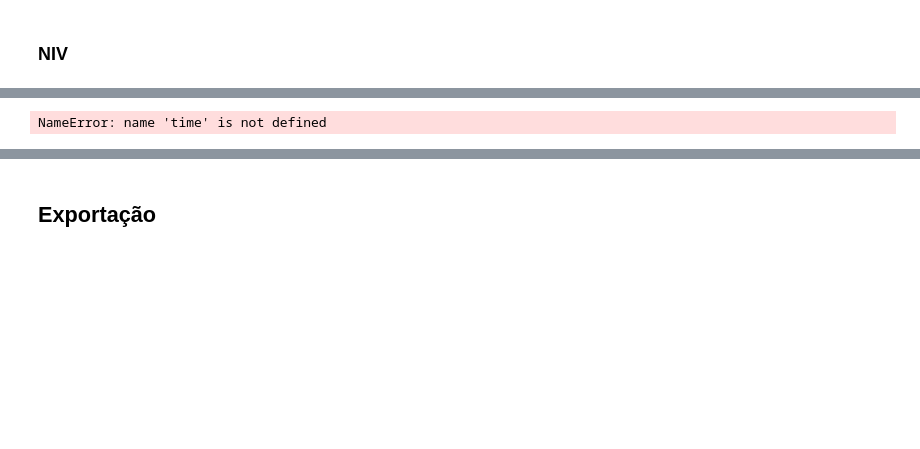
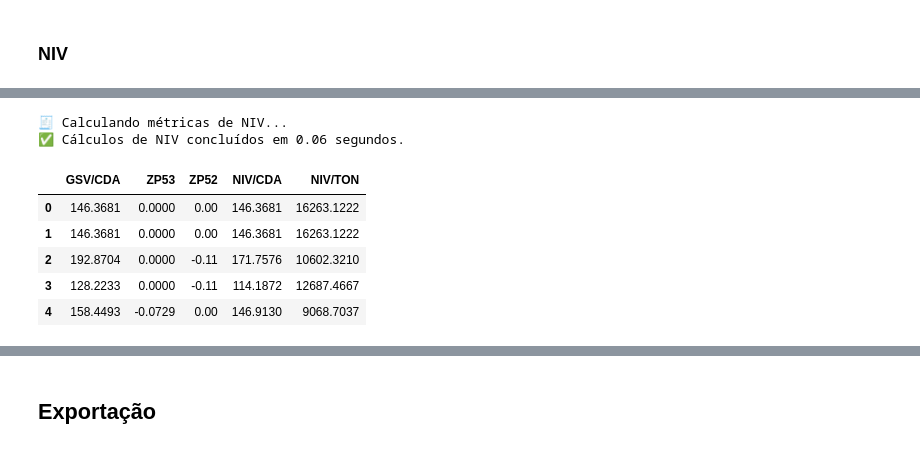
Before and after one commit to mxmluccamars/srm_valoracao, a Jupyter notebook: scripts/main.ipynb, the cells around one changed output, grey strips where cells are left out. Saved outputs shown, nothing was run; the diff lists cells and outputs as text; code cells hidden in the pictures; blank space fills up the shorter version.

```diff
--- a/scripts/main.ipynb
+++ b/scripts/main.ipynb
@@ -606,3 +708,0 @@ df_impostos['CHAVE_2'] = df_impostos['CHAVE_2'].astype(str).str.strip()
-# %%
-for col in df_ciclo_n13.columns:
-    print(f"{col}: {df_ciclo_n13[col].name}")
@@ -665,15 +709,49 @@ df_ciclo_n13[['Subbrand', 'UF ORIGEM', 'UF','Pis']].head(50)
-# %%
-inicio_pis_cofins = time.time()
-
-# Importação
-
-df_ciclo_n13['BASE CALCULO PIS/COFINS'] = df_ciclo_n13['NIV/CDA'] / (1 - pis - cofins)
-
-df_ciclo_n13['PIS/COFINS ABS'] = df_ciclo_n13['BASE CALCULO PIS/COFINS'] * (pis + cofins)
-
-print(df_ciclo_n13[['NIV/CDA','BASE CALCULO PIS/COFINS', 'PIS/COFINS ABS']].head())
-
-fim_pis_cofins = time.time()
-tempo_pis_cofins = fim_pis_cofins - inicio_pis_cofins
-# %% [output]
-NameError: name 'time' is not defined
+# %%
+print("🧾 Calculando métricas de NIV...")
+inicio_niv = time.time()
+
+colunas_para_converter_niv = [
+    'GSV/CDA', 'ZP53', 'ZP52', 'ZP73', 'ZP70', 'ZP39',
+    'kg/Un', 'Unid/CX'
+]
+
+for col in colunas_para_converter_niv:
+    if col in df_ciclo_n13.columns:
+        df_ciclo_n13[col] = pd.to_numeric(df_ciclo_n13[col], errors='coerce').fillna(0)
+    else:
+        print(f"   -> Alerta: Coluna '{col}' não encontrada para o cálculo de NIV. Será considerada como 0.")
+        df_ciclo_n13[col] = 0
+
+df_ciclo_n13['NIV/CDA'] = (
+    df_ciclo_n13['GSV/CDA'] *
+    (1 + df_ciclo_n13['ZP53']) *
+    (1 + df_ciclo_n13['ZP52']) *
+    (1 + df_ciclo_n13['ZP73']) *
+    (1 + df_ciclo_n13['ZP70']) *
+    (1 + df_ciclo_n13['ZP39'])
+).round(4)
+
+
+denominador_niv = df_ciclo_n13['kg/Un'] * df_ciclo_n13['Unid/CX']
+
+df_ciclo_n13['NIV/TON'] = np.where(
+    denominador_niv == 0,
+    0,
+    (df_ciclo_n13['NIV/CDA'] / denominador_niv) * 1000
+).round(4)
+
+
+tempo_niv = time.time() - inicio_niv
+print(f"✅ Cálculos de NIV concluídos em {tempo_niv:.2f} segundos.")
+
+
+df_ciclo_n13[['GSV/CDA', 'ZP53', 'ZP52', 'NIV/CDA', 'NIV/TON']].head()
+# %% [output]
+🧾 Calculando métricas de NIV...
+✅ Cálculos de NIV concluídos em 0.06 segundos.
+|  | GSV/CDA | ZP53 | ZP52 | NIV/CDA | NIV/TON |
+| 0 | 146.3681 | 0.0000 | 0.00 | 146.3681 | 16263.1222 |
+| 1 | 146.3681 | 0.0000 | 0.00 | 146.3681 | 16263.1222 |
+| 2 | 192.8704 | 0.0000 | -0.11 | 171.7576 | 10602.3210 |
+| 3 | 128.2233 | 0.0000 | -0.11 | 114.1872 | 12687.4667 |
+| 4 | 158.4493 | -0.0729 | 0.00 | 146.9130 | 9068.7037 |
```
Also changed, not shown: parts of 50 cells of this notebook, 5 other files.
